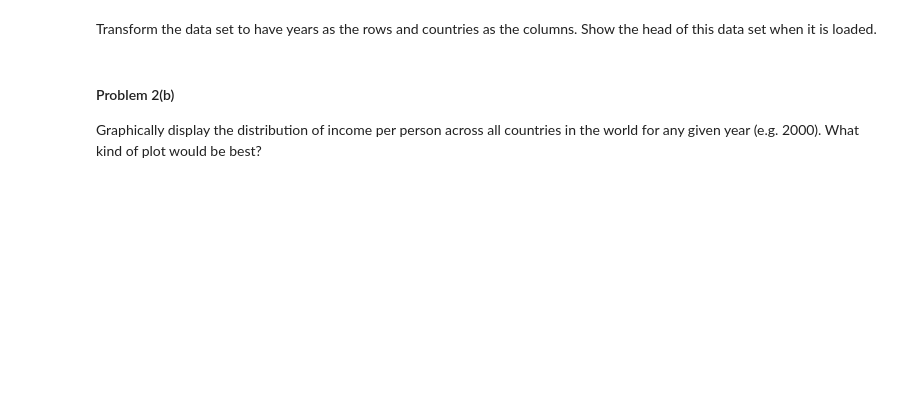
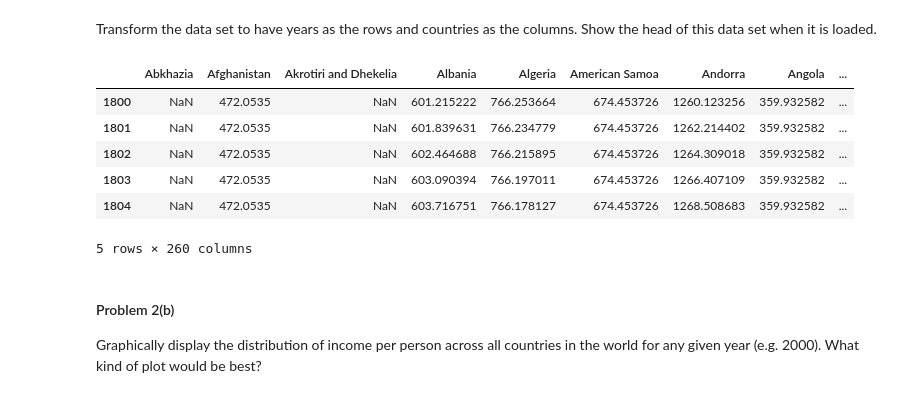
Before and after one commit to koalasleeping/109-Harvard-Data-Science, a Jupyter notebook: homework/HW1.ipynb, the cells around one changed output. Drawn from its saved outputs; the diff is of its cells as text; code cells hidden in the pictures; blank space fills up the shorter version.

```diff
--- a/homework/HW1.ipynb
+++ b/homework/HW1.ipynb
@@ -266,3 +295,18 @@ Transform the data set to have years as the rows and countries as the columns. S
+# %%
+
+income.index = income[income.columns[0]].values
+income = income.drop(income.columns[0], axis=1)
+income = income.T
+
+income.head()
+# %% [output]
+|  | Abkhazia | Afghanistan | Akrotiri and Dhekelia | Albania | Algeria | American Samoa | Andorra | Angola | ... |
+| 1800 | NaN | 472.0535 | NaN | 601.215222 | 766.253664 | 674.453726 | 1260.123256 | 359.932582 | ... |
+| 1801 | NaN | 472.0535 | NaN | 601.839631 | 766.234779 | 674.453726 | 1262.214402 | 359.932582 | ... |
+| 1802 | NaN | 472.0535 | NaN | 602.464688 | 766.215895 | 674.453726 | 1264.309018 | 359.932582 | ... |
+| 1803 | NaN | 472.0535 | NaN | 603.090394 | 766.197011 | 674.453726 | 1266.407109 | 359.932582 | ... |
+| 1804 | NaN | 472.0535 | NaN | 603.716751 | 766.178127 | 674.453726 | 1268.508683 | 359.932582 | ... |
+5 rows × 260 columns
 # %% [markdown]
 #### Problem 2(b)
 
```
Also changed, not shown: parts of 11 cells of this notebook, 1 other file.
